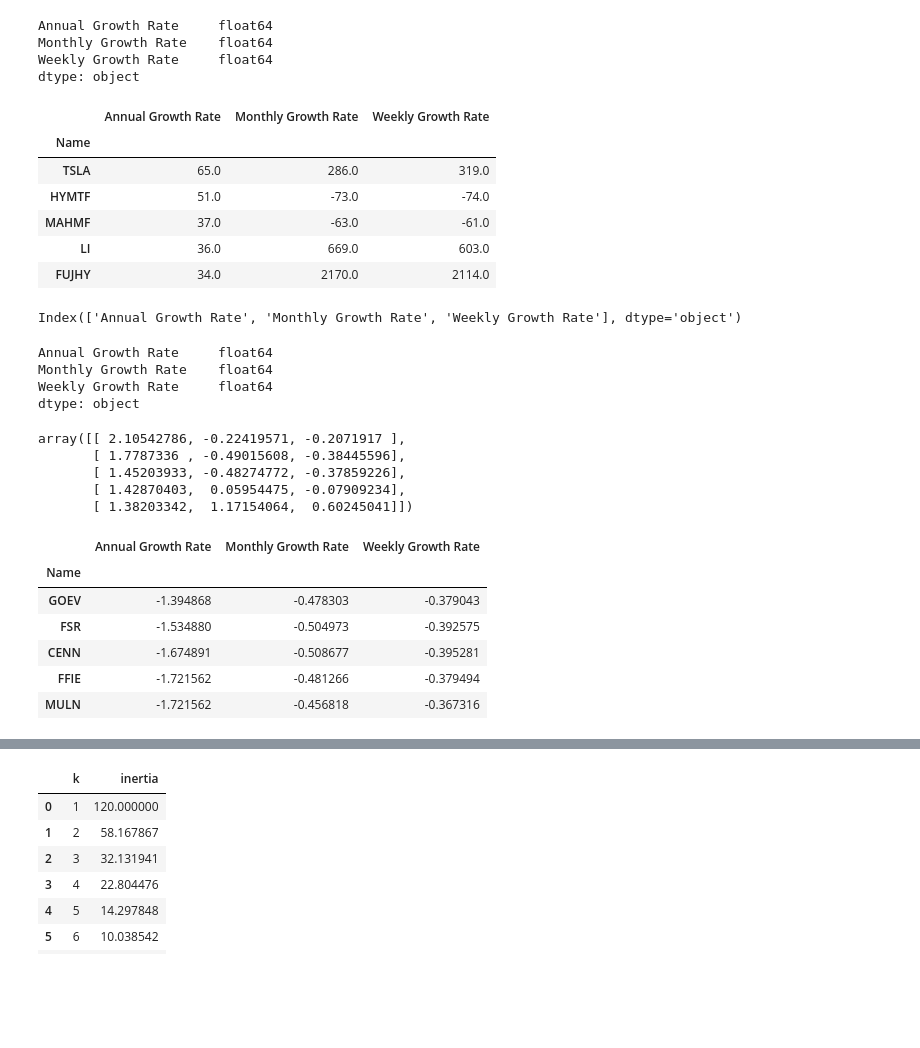
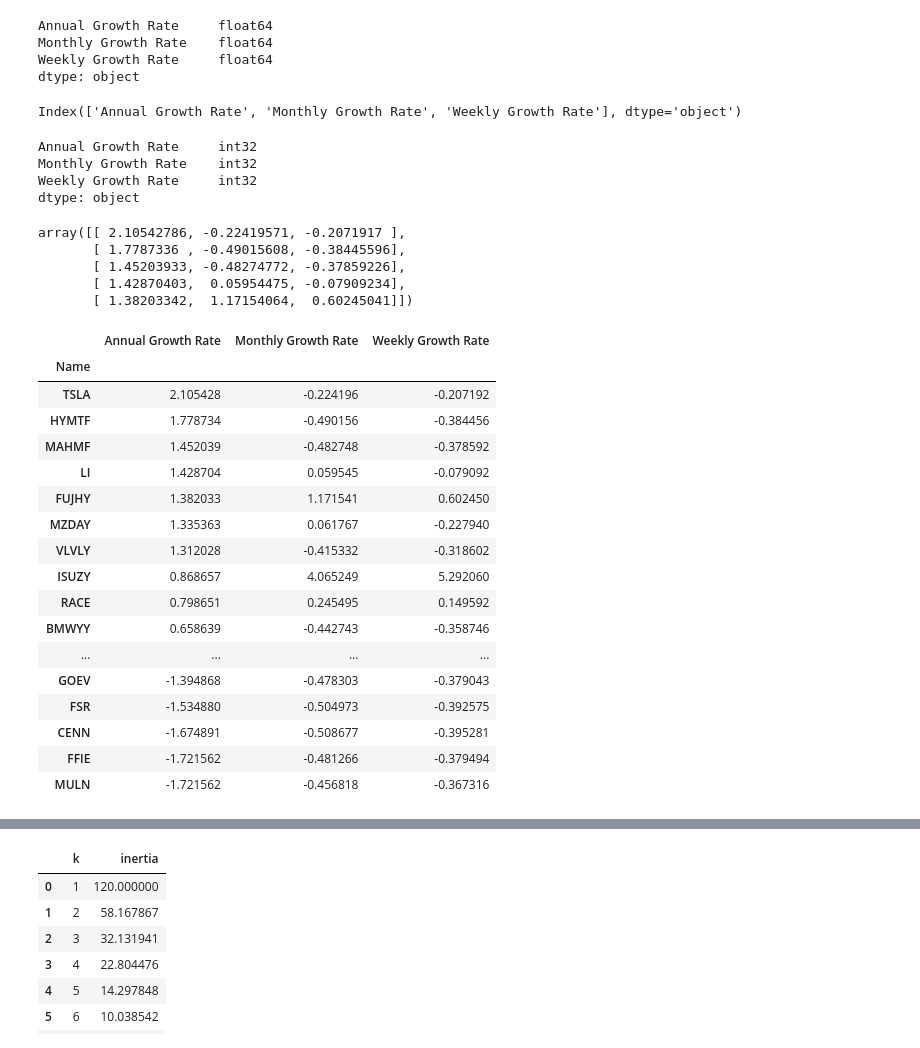
Before and after one commit to navi-08/ev-forecasting, a Jupyter notebook: ev stock analysis.ipynb, the cells around one changed output, grey strips where cells are left out. Saved outputs shown, nothing was run; the diff lists cells and outputs as text; code cells hidden in the pictures; blank space fills up the shorter version.

```diff
--- a/ev stock analysis.ipynb
+++ b/ev stock analysis.ipynb
@@ -392,20 +392,9 @@ Weekly Growth Rate     float64
 dtype: object
 # %%
 # Convert float columns to integer
-data.loc[:, 'Annual Growth Rate'] = data['Annual Growth Rate'].astype(int)
-data.loc[:, 'Monthly Growth Rate'] = data['Monthly Growth Rate'].astype(int)
-data.loc[:, 'Weekly Growth Rate'] = data['Weekly Growth Rate'].astype(int)
-
-# Display the modified DataFrame
-data.head()
+data['Annual Growth Rate'] = data['Annual Growth Rate'].astype(int)
+data['Monthly Growth Rate'] = data['Monthly Growth Rate'].astype(int)
+data['Weekly Growth Rate'] = data['Weekly Growth Rate'].astype(int)
-# %% [output]
-|  | Annual Growth Rate | Monthly Growth Rate | Weekly Growth Rate |
-| Name |  |  |  |
-| TSLA | 65.0 | 286.0 | 319.0 |
-| HYMTF | 51.0 | -73.0 | -74.0 |
-| MAHMF | 37.0 | -63.0 | -61.0 |
-| LI | 36.0 | 669.0 | 603.0 |
-| FUJHY | 34.0 | 2170.0 | 2114.0 |
 # %%
 #Prepare the Data
 # %%
@@ -415,9 +404,9 @@ Index(['Annual Growth Rate', 'Monthly Growth Rate', 'Weekly Growth Rate'], dtype
 # %%
 data.dtypes
 # %% [output]
-Annual Growth Rate     float64
-Monthly Growth Rate    float64
-Weekly Growth Rate     float64
+Annual Growth Rate     int32
+Monthly Growth Rate    int32
+Weekly Growth Rate     int32
 dtype: object
 # %%
 # Use the `StandardScaler()` module from scikit-learn to normalize the data from the CSV file
@@ -434,19 +423,29 @@ array([[ 2.10542786, -0.22419571, -0.2071917 ],
 # %%
 stock_scale_df =  pd.DataFrame(stock_scale, columns=['Annual Growth Rate', 'Monthly Growth Rate',
        'Weekly Growth Rate'])
 
 # Copy the crypto names from the original data
 stock_scale_df["Name"] = data.index
 
-# Set the coinid column as index
+# Set the Name column as index
 stock_scale_df = stock_scale_df.set_index("Name")
 
 # Display sample data
-stock_scale_df.head(5)
-stock_scale_df.tail(5)
+stock_scale_df.head(40)
 # %% [output]
 |  | Annual Growth Rate | Monthly Growth Rate | Weekly Growth Rate |
 | Name |  |  |  |
+| TSLA | 2.105428 | -0.224196 | -0.207192 |
+| HYMTF | 1.778734 | -0.490156 | -0.384456 |
+| MAHMF | 1.452039 | -0.482748 | -0.378592 |
+| LI | 1.428704 | 0.059545 | -0.079092 |
+| FUJHY | 1.382033 | 1.171541 | 0.602450 |
+| MZDAY | 1.335363 | 0.061767 | -0.227940 |
+| VLVLY | 1.312028 | -0.415332 | -0.318602 |
+| ISUZY | 0.868657 | 4.065249 | 5.292060 |
+| RACE | 0.798651 | 0.245495 | 0.149592 |
+| BMWYY | 0.658639 | -0.442743 | -0.358746 |
+| ... | ... | ... | ... |
 | GOEV | -1.394868 | -0.478303 | -0.379043 |
 | FSR | -1.534880 | -0.504973 | -0.392575 |
 | CENN | -1.674891 | -0.508677 | -0.395281 |
```
Also changed, not shown: parts of 27 cells of this notebook.
